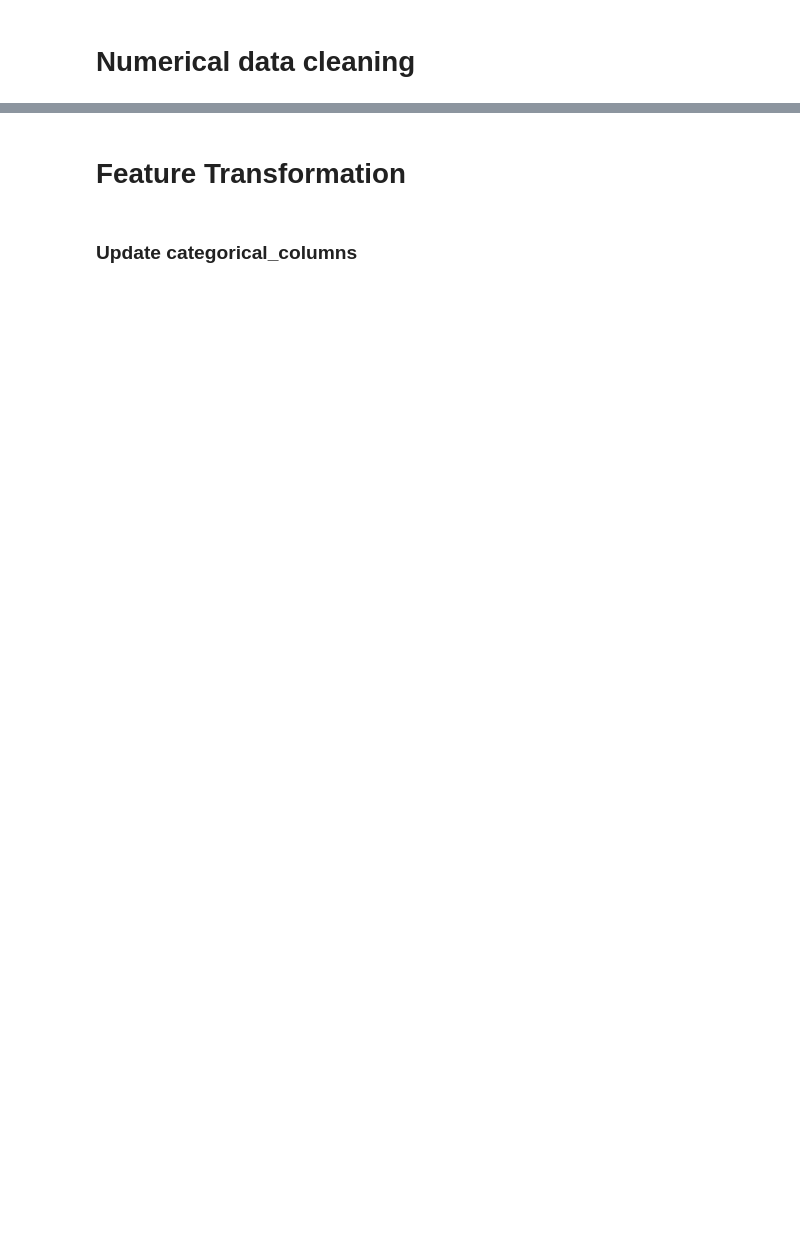
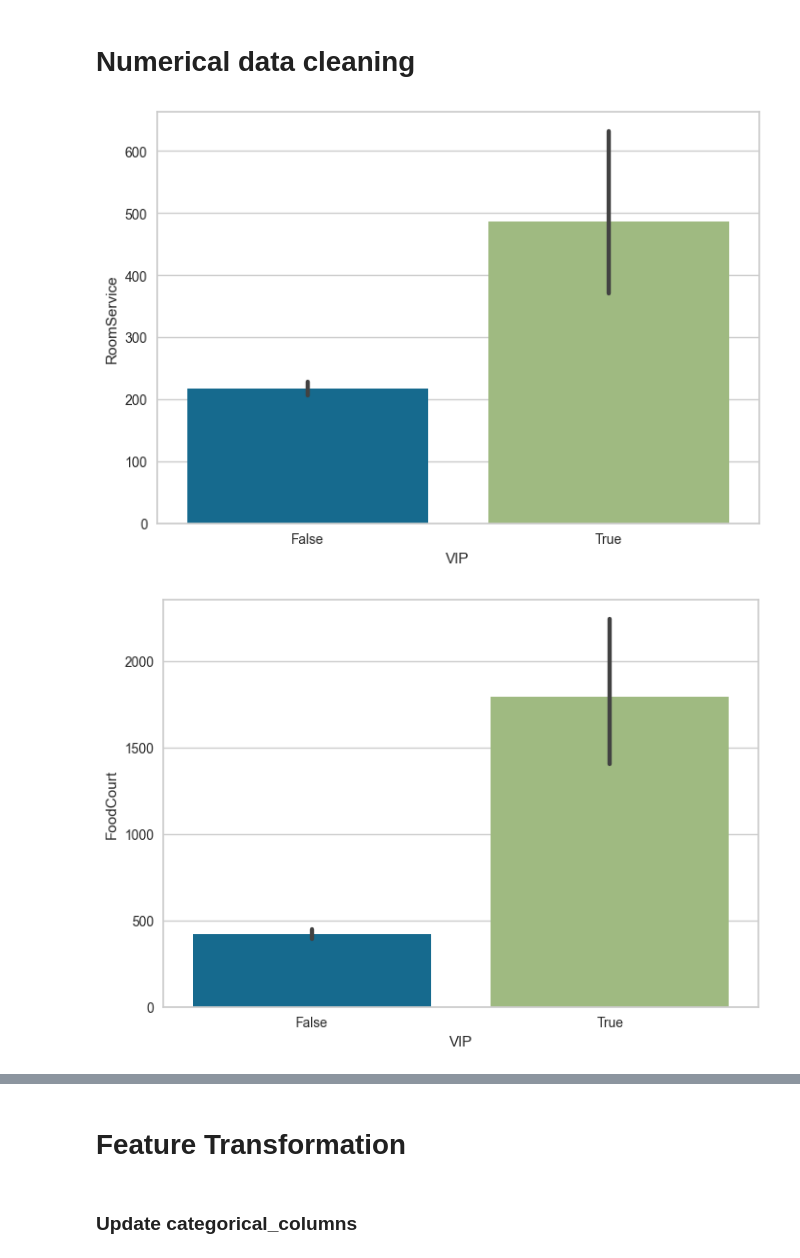
Before and after one commit to Anes31/Spaceship-Titanic, a Jupyter notebook: Spaceship Titanic.ipynb, the cells around one changed output, grey strips where cells are left out. Cells and saved outputs as stored; diff of their text form; code cells hidden in the pictures; blank space fills up the shorter version.

```diff
--- a/Spaceship Titanic.ipynb
+++ b/Spaceship Titanic.ipynb
@@ -116 +110,11 @@ dtype: int64
+# %%
+#Assuming the most of people in a group are often family members then same home planet and destination
+data2['HomePlanet'] = data2.groupby(['GroupId'], sort=False)['HomePlanet'].apply(lambda x: x.ffill().bfill())
+data2['Destination'] = data2.groupby(['GroupId'], sort=False)['Destination'].apply(lambda x: x.ffill().bfill())
+#How would you shop and spend money on luxury if you're in a cryosleep?
+data2.CryoSleep.loc[(data2.FoodCourt>0) | (data2.RoomService>0) | (data2.ShoppingMall>0) | (data2.Spa>0) | (data2.VRDeck>0)] = False
+
+categorical_columns = [col for col in data2.columns if data2[col].dtypes=='object']
+categorical_imputer = SimpleImputer(strategy='most_frequent')
+data2[categorical_columns] = pd.DataFrame(categorical_imputer.fit_transform(data2[categorical_columns]))
 # %%
@@ -118,2 +122,9 @@ data2 = data1.copy()
 # %% [markdown]
 # Numerical data cleaning
+# %%
+for col in ['RoomService', 'FoodCourt', 'ShoppingMall', 'Spa', 'VRDeck']:
+    sns.barplot(x=data3['VIP'], y=data3[col])
+    plt.show()
+# %% [output]
+[figure, added]
+[figure, added]
```
Also changed, not shown: parts of 54 cells of this notebook, 2 other files.
